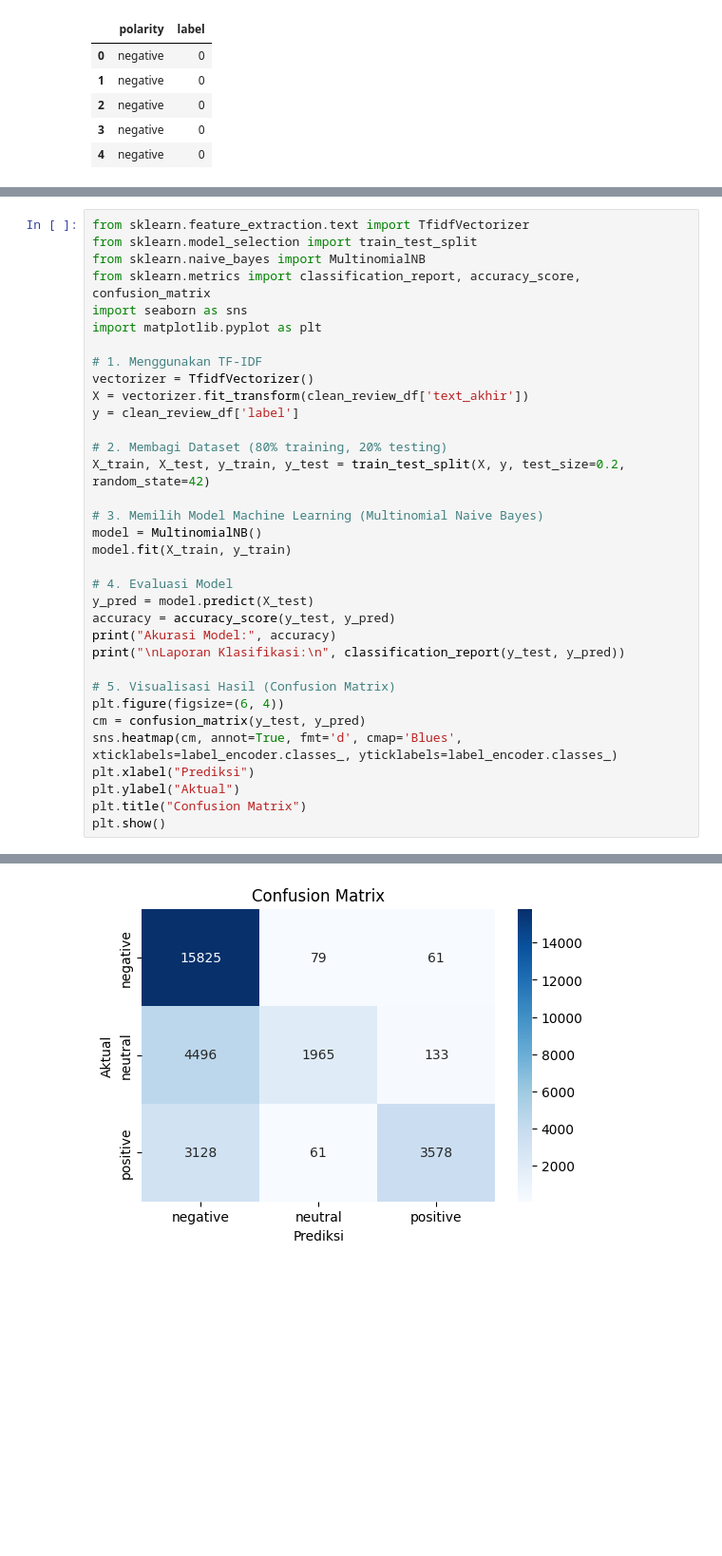
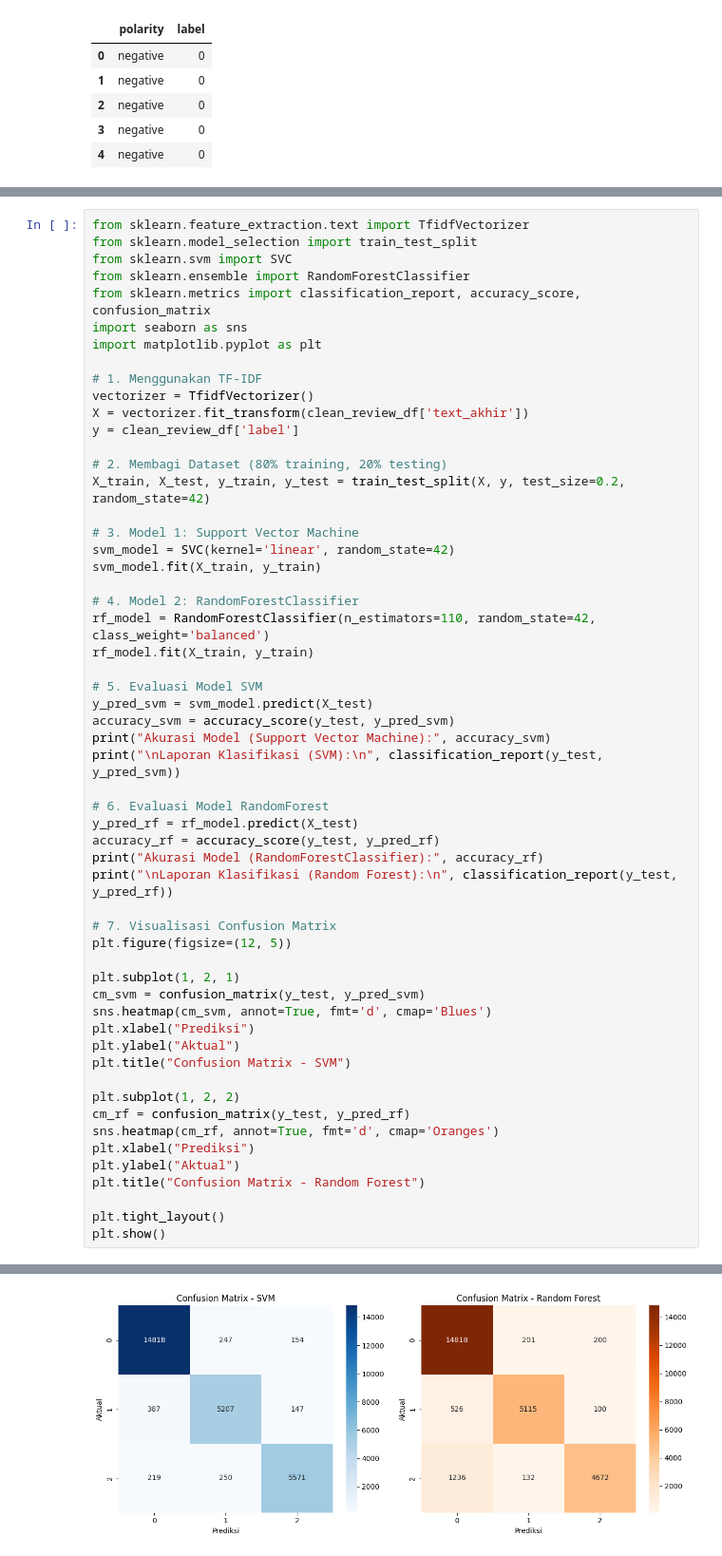
Before and after one commit to esnanta/data-analysis-sentiment-mypertamina, a Jupyter notebook: data_analysis_sentiment_mypertamina.ipynb, the cells around one changed output, grey strips where cells are left out. Shown at 95% size. Saved outputs shown, nothing was run; the diff lists cells and outputs as text; blank space fills up the shorter version.

```diff
--- a/data_analysis_sentiment_mypertamina.ipynb
+++ b/data_analysis_sentiment_mypertamina.ipynb
@@ -412,7 +420,8 @@ plt.show()
 # %%
 from sklearn.feature_extraction.text import TfidfVectorizer
 from sklearn.model_selection import train_test_split
-from sklearn.naive_bayes import MultinomialNB
+from sklearn.svm import SVC
+from sklearn.ensemble import RandomForestClassifier
 from sklearn.metrics import classification_report, accuracy_score, confusion_matrix
 import seaborn as sns
 import matplotlib.pyplot as plt
@@ -425,22 +434,43 @@ y = clean_review_df['label']
 # 2. Membagi Dataset (80% training, 20% testing)
 X_train, X_test, y_train, y_test = train_test_split(X, y, test_size=0.2, random_state=42)
 
-# 3. Memilih Model Machine Learning (Multinomial Naive Bayes)
-model = MultinomialNB()
-model.fit(X_train, y_train)
+# 3. Model 1: Support Vector Machine
+svm_model = SVC(kernel='linear', random_state=42)
+svm_model.fit(X_train, y_train)
 
-# 4. Evaluasi Model
-y_pred = model.predict(X_test)
-accuracy = accuracy_score(y_test, y_pred)
-print("Akurasi Model:", accuracy)
-print("\nLaporan Klasifikasi:\n", classification_report(y_test, y_pred))
+# 4. Model 2: RandomForestClassifier
+rf_model = RandomForestClassifier(n_estimators=110, random_state=42, class_weight='balanced')
+rf_model.fit(X_train, y_train)
 
-# 5. Visualisasi Hasil (Confusion Matrix)
-plt.figure(figsize=(6, 4))
-cm = confusion_matrix(y_test, y_pred)
-sns.heatmap(cm, annot=True, fmt='d', cmap='Blues', xticklabels=label_encoder.classes_, yticklabels=label_encoder.classes_)
+# 5. Evaluasi Model SVM
+y_pred_svm = svm_model.predict(X_test)
+accuracy_svm = accuracy_score(y_test, y_pred_svm)
+print("Akurasi Model (Support Vector Machine):", accuracy_svm)
+print("\nLaporan Klasifikasi (SVM):\n", classification_report(y_test, y_pred_svm))
+
+# 6. Evaluasi Model RandomForest
+y_pred_rf = rf_model.predict(X_test)
+accuracy_rf = accuracy_score(y_test, y_pred_rf)
+print("Akurasi Model (RandomForestClassifier):", accuracy_rf)
+print("\nLaporan Klasifikasi (Random Forest):\n", classification_report(y_test, y_pred_rf))
+
+# 7. Visualisasi Confusion Matrix
+plt.figure(figsize=(12, 5))
+
+plt.subplot(1, 2, 1)
+cm_svm = confusion_matrix(y_test, y_pred_svm)
+sns.heatmap(cm_svm, annot=True, fmt='d', cmap='Blues')
 plt.xlabel("Prediksi")
 plt.ylabel("Aktual")
-plt.title("Confusion Matrix")
+plt.title("Confusion Matrix - SVM")
+
+plt.subplot(1, 2, 2)
+cm_rf = confusion_matrix(y_test, y_pred_rf)
+sns.heatmap(cm_rf, annot=True, fmt='d', cmap='Oranges')
+plt.xlabel("Prediksi")
+plt.ylabel("Aktual")
+plt.title("Confusion Matrix - Random Forest")
+
+plt.tight_layout()
 plt.show()
 # %% [output]
@@ -459 +494 @@ weighted avg       0.80      0.73      0.70     29326
-[figure, old version]
+[figure, new version]
```
Also changed, not shown: parts of 12 cells of this notebook, 1 other file.
